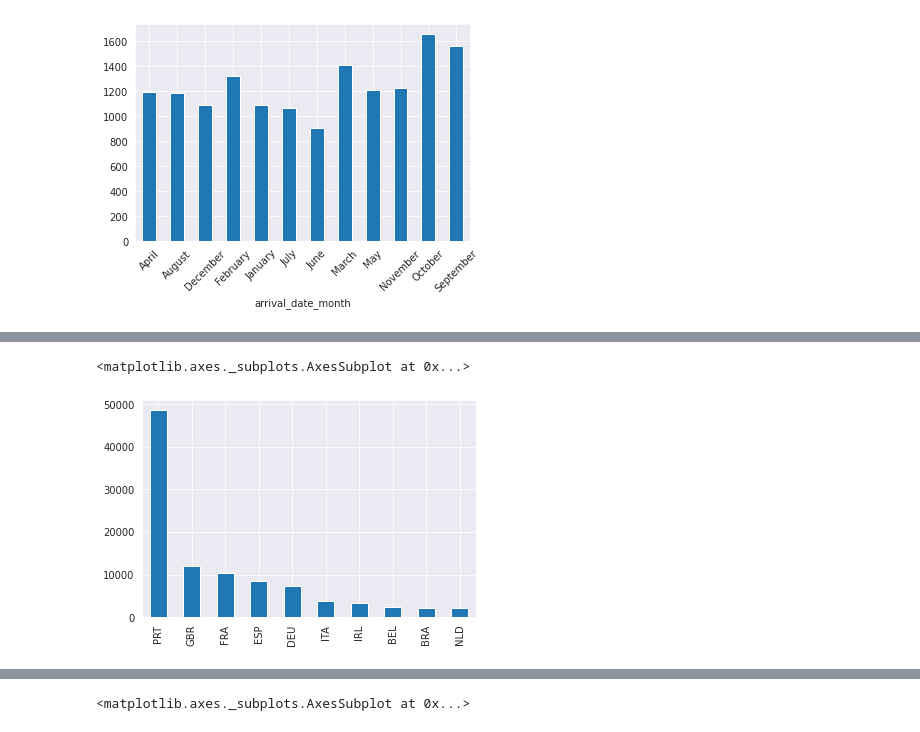
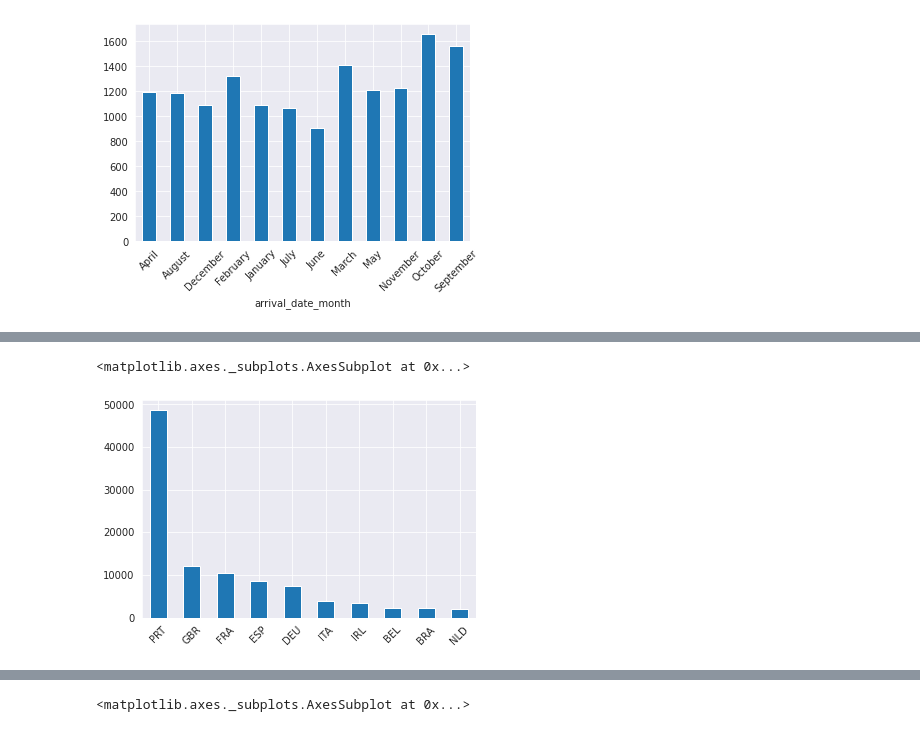
Before and after one commit to suchirmm/hotel-booking, a Jupyter notebook: hotel_booking_analysis.ipynb, the cells around one changed output, grey strips where cells are left out. Cells and saved outputs as stored; diff of their text form; code cells hidden in the pictures.

```diff
--- a/hotel_booking_analysis.ipynb
+++ b/hotel_booking_analysis.ipynb
@@ -152,7 +172,7 @@ df.head()
 # %%
 # Distribution of country
 
-df['country'].value_counts()[:10].plot.bar()
+df['country'].value_counts()[:10].plot.bar(rot = 45)
 # %% [output]
 <matplotlib.axes._subplots.AxesSubplot at 0x...>
-[figure, old version]
+[figure, new version]
```
Also changed, not shown: parts of 19 cells of this notebook.
